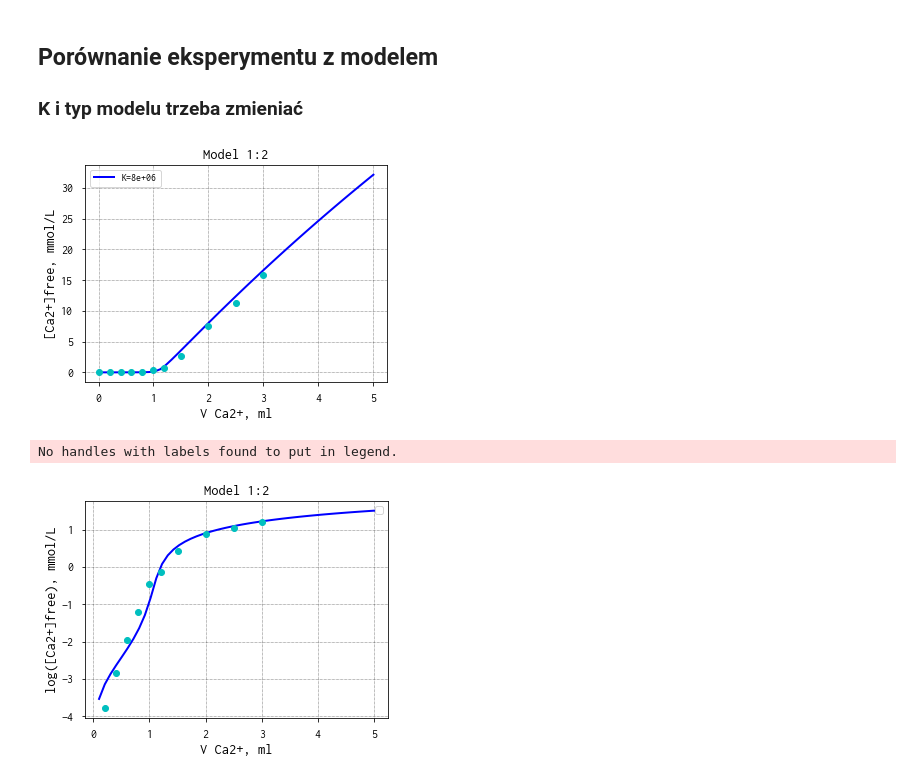
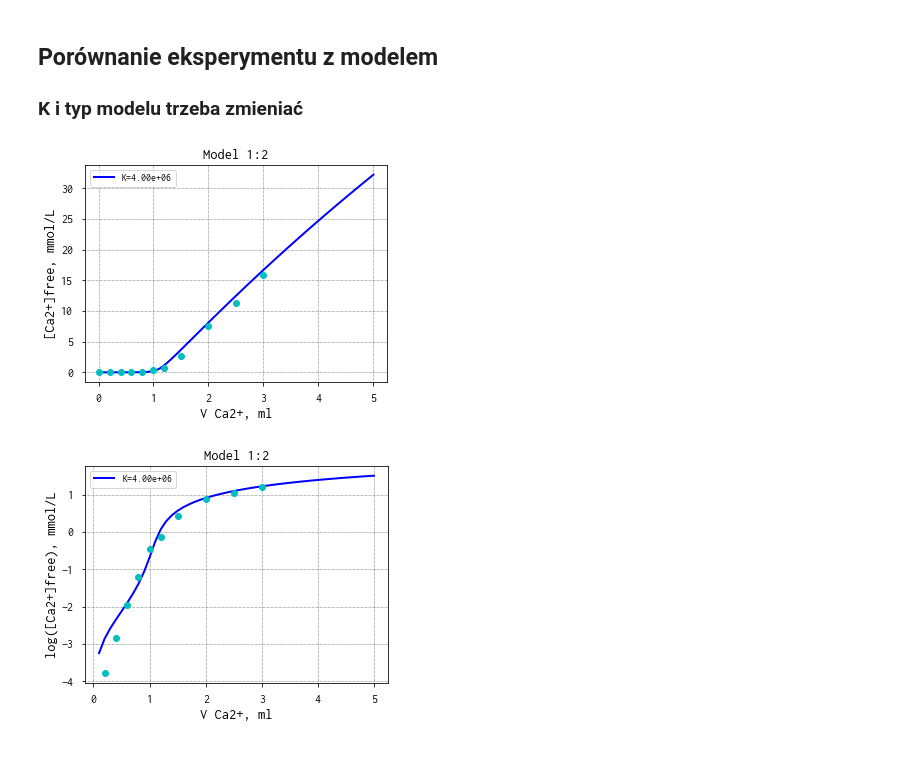
Before and after one commit to sbednarz/miareczkowanie_pia, a Jupyter notebook: miareczkowanie.ipynb, the cells around one changed output. Saved outputs shown, nothing was run; the diff lists cells and outputs as text; code cells hidden in the pictures.

```diff
--- a/miareczkowanie.ipynb
+++ b/miareczkowanie.ipynb
@@ -171,9 +172,13 @@ exp2 = np.array([
 
 
 
+## gdzie są dane z miareczkowania:
+dataset = exp1
+
+
 ## PARAMETR1
 ## testowana stała wiązania
-K = 8e6
+K = 4e6
 
 
 VVL = np.linspace(VL0,VL1,N)
@@ -192,42 +197,41 @@ for VL in VVL:
     x, = fsolve(model12, guess, args=(K,L0, P0))
 
     Lb = x
     Lf = L0 - Lb
     nLb = Lb*Vtotal
     nLf = Lf*Vtotal
 
     data[0,i] = Vtotal
     data[1,i] = VL
     data[2,i] = nL0
     data[3,i] = nLf
     data[4,i] = nLb
     data[5,i] = Lf
     data[6,i] = Lb
     i = i + 1
 
-plt.plot(data[1,:]*1000, data[5,:]*1000,'-',label="K={:.0e}".format(K))
+plt.plot(data[1,:]*1000, data[5,:]*1000,'-',label="K={:.2e}".format(K))
 
+# dane doświadczalne
+plt.plot(dataset[:,0], dataset[:,1],'o')
 plt.grid()
 plt.legend()
 plt.xlabel('V Ca2+, ml')
 plt.ylabel('[Ca2+]free, mmol/L')
 plt.title('Model 1:2')
-
-# dane doświadczalne
-plt.plot(exp1[:,0], exp1[:,1],'o')
+plt.savefig('wykres01.png', dpi=300)
 plt.show()
 
-
 # i w układzie półlogarytmicznym:
-plt.grid()
-plt.legend()
 plt.xlabel('V Ca2+, ml')
 plt.ylabel('log([Ca2+]free), mmol/L')
 plt.title('Model 1:2')
-plt.plot(data[1,:]*1000, np.log10(data[5,:]*1000),'-',label="K={:.0e}".format(K))
-plt.plot(exp1[:,0], np.log10(exp1[:,1]),'o')
+plt.plot(data[1,:]*1000, np.log10(data[5,:]*1000),'-',label="K={:.2e}".format(K))
+plt.plot(dataset[:,0], np.log10(dataset[:,1]),'o')
+plt.grid()
+plt.legend()
+plt.savefig('wykres02.png', dpi=300)
 plt.show()
 # %% [output]
-[figure, old version]
+[figure, new version]
-No handles with labels found to put in legend.
-[figure, old version]
+[figure, new version]
```
Also changed, not shown: parts of 3 cells of this notebook.
